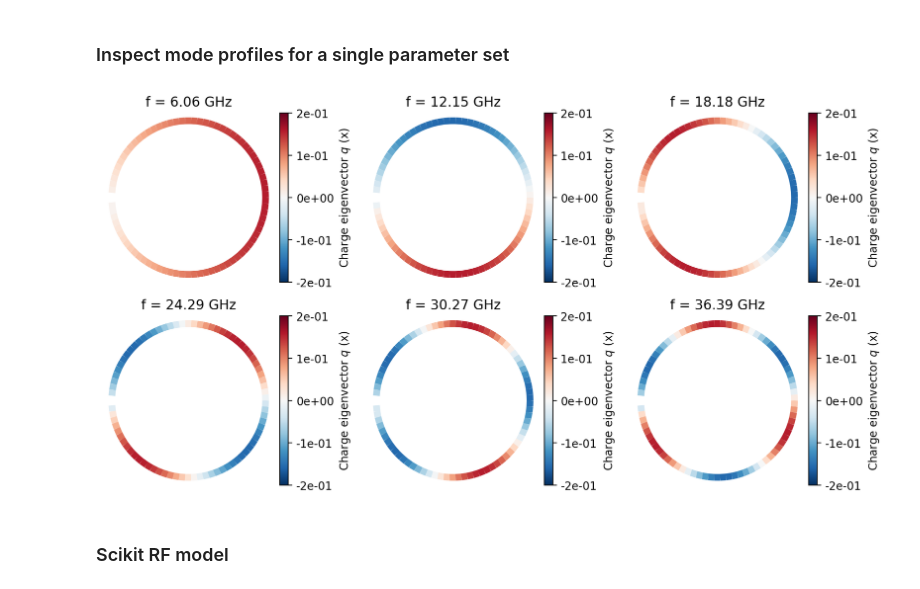
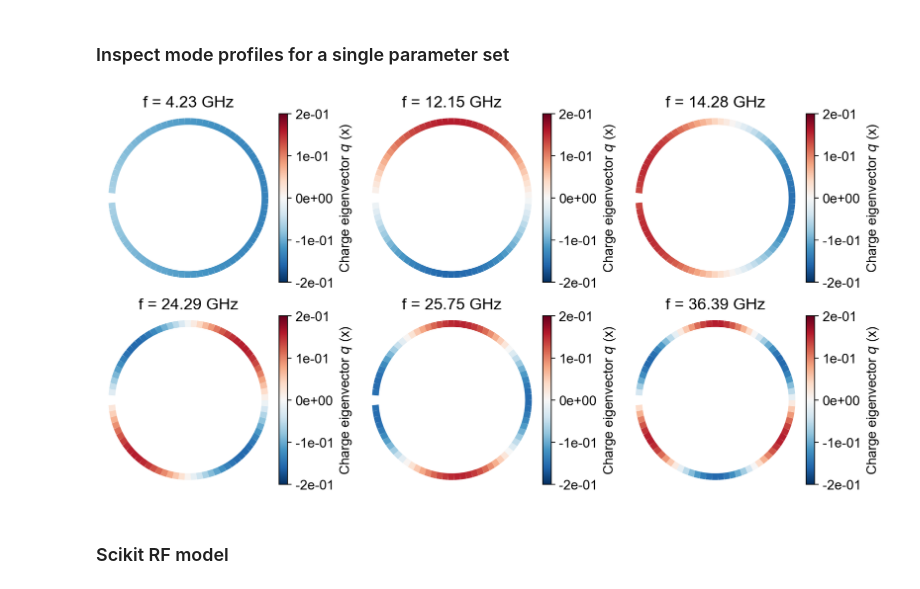
Before and after one commit to gkoolstra/quantum_electron, a Jupyter notebook: examples/97_transmission_line.ipynb, the cells around one changed output. Drawn from its saved outputs; the diff is of its cells as text; code cells hidden in the pictures.

Commit message:
Update coupling to electrons

```diff
--- a/examples/97_transmission_line.ipynb
+++ b/examples/97_transmission_line.ipynb
@@ -4,6 +4,14 @@ from matplotlib import pyplot as plt
 import scipy
 import skrf as rf
 from skrf.media import cpw
+from scipy.constants import electron_mass as m_e, elementary_charge as q_e
+from tqdm.notebook import tqdm
+import warnings
+
+import matplotlib
+matplotlib.rcParams['pdf.fonttype'] = 42
+matplotlib.rcParams['font.size'] = 12
+matplotlib.rcParams['font.family'] = 'Arial'
 
 from matplotlib.collections import LineCollection
 from ipywidgets import interact, widgets
@@ -387,7 +395,7 @@ def plot_mode_profile(eigenvectors, eigenvalues, colorbar_label=r"Phase eigenvec
             vmax = np.abs(eigenvectors[k]).max()
 
         # create a LineCollection with the half-circles and color mapping
-        line_collection = LineCollection(arcs, array=np.roll(eigenvectors[k], num_segments // 2 + 1), cmap=plt.cm.RdBu_r, linewidth=6,
+        line_collection = LineCollection(arcs, array=np.roll(eigenvectors[k], num_segments // 2), cmap=plt.cm.RdBu_r, linewidth=6,
                                          norm=plt.Normalize(vmin=vmin, vmax=vmax))
         ax[k].add_collection(line_collection)
 
@@ -503,12 +511,13 @@ def make_network(dx_um=25, total_length_mm=2, C_dot_fF=0.1, L_total_nH=100, C_to
             ax[1].plot(k, np.sqrt(ev_sorted[k]) / (2 * np.pi * 1e9), 'o')
 
         m = np.arange(7)
-        f_no_dot = (m + 1)/(2*total_length_mm * 1e-3 * 1e9) * 1 / np.sqrt(L_l * (C_l + C_dot/unit_cells) / dx / dx)
+        f_no_dot = (m + 1)/(2*total_length_mm * 1e-3 * 1e9) * 1 / np.sqrt(L_l * (C_l + 0*C_dot/unit_cells) / dx / dx)
         ax[1].plot(m, f_no_dot, 'd', mfc='none', mec='k', label="Theory without dot")
 
         ax[1].set_xlabel("Mode number")
         ax[1].set_ylabel("Mode frequency (GHz)")
         ax[1].set_ylim(0, 30)
+        ax[1].legend(loc=0, frameon=False)
 
         plot_mode_profile(evecs_sorted.T, ev_sorted, colorbar_label="Charge eigenvector $q$ (x)")
 
@@ -629,16 +640,16 @@ The voltage across the dot scales linearly with the impedance because the total
 # %%
 dx_um=25
 total_length_mm=2
-C_dot_fF = 0.02
+C_dot_fF = 4
 L_total_nH= 200
 C_total_fF= 33
 
 evecs_sorted, ev_sorted, dV = make_network(dx_um=dx_um, total_length_mm=total_length_mm, C_dot_fF=C_dot_fF,
                                             L_total_nH=L_total_nH, C_total_fF=C_total_fF, plot=False, return_all=True)
 
 plot_mode_profile(evecs_sorted.T, ev_sorted, colorbar_label=r"Charge eigenvector $q$ (x)", clim=(-0.2, 0.2), savepath=None)
 # %% [output]
-[figure, old version]
+[figure, new version]
 # %% [markdown]
 ### Scikit RF model
 # %% [markdown]
```
Also changed, not shown: parts of 38 cells of this notebook.
